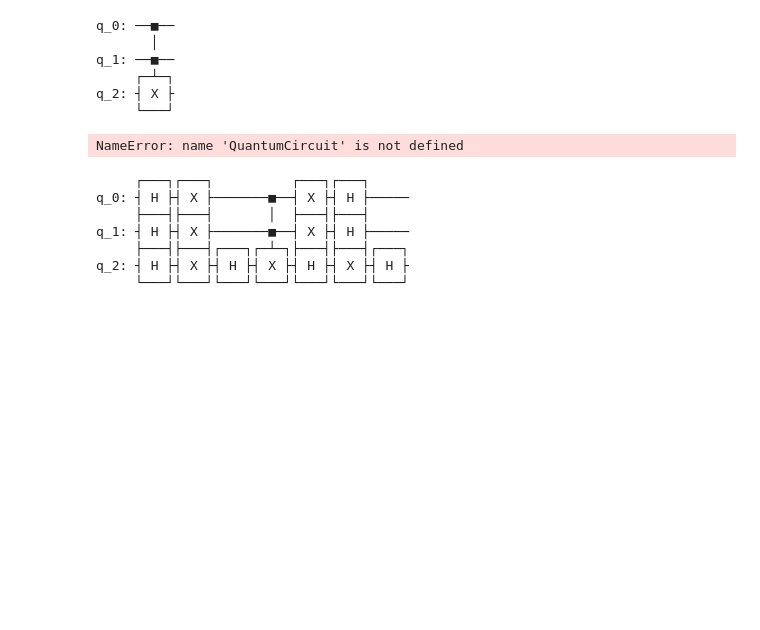
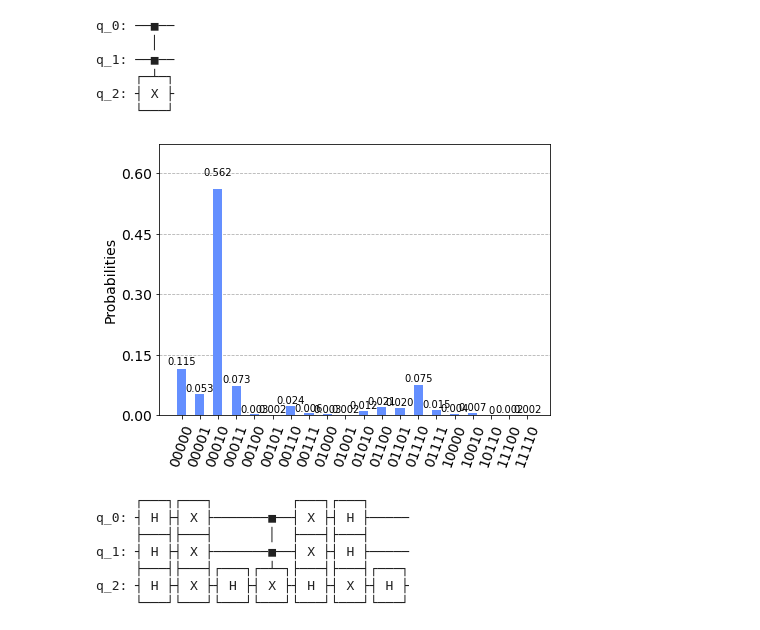
Before and after one commit to StudioShader/QPSA, a Jupyter notebook: Grover.ipynb, the cells around one changed output. Drawn from its saved outputs; the diff is of its cells as text; code cells hidden in the pictures; blank space fills up the shorter version.

Commit message:
+ M8 tests
all tests ready for final touch

```diff
--- a/Grover.ipynb
+++ b/Grover.ipynb
@@ -209,13 +299,20 @@ q_1: ──■──
      ┌─┴─┐
 q_2: ┤ X ├
      └───┘
-# %%
-
-qc = QuantumCircuit(3)
-qc.reset([1]*n)
-qc.draw
-# %% [output]
-NameError: name 'QuantumCircuit' is not defined
+# %%
+from qiskit.test.mock import FakeMelbourne
+MB = FakeMelbourne()
+backend = MB
+qc = QuantumCircuit(5)
+qc.initialize('00010', qc.qubits)
+qc.append(multi_controlled_toffoli(3, 1), list(range(5)))
+qc.measure_all()
+optimized_3 = transpile(qc, backend=backend, seed_transpiler=11, optimization_level=3)
+result = backend.run(optimized_3).result()
+plot_histogram(result.get_counts(0))
+# qc.draw()
+# %% [output]
+[figure, added]
 # %%
 nqubits = 3
 qc = QuantumCircuit(nqubits)
```
Also changed, not shown: parts of 11 cells of this notebook, 6 other files.
